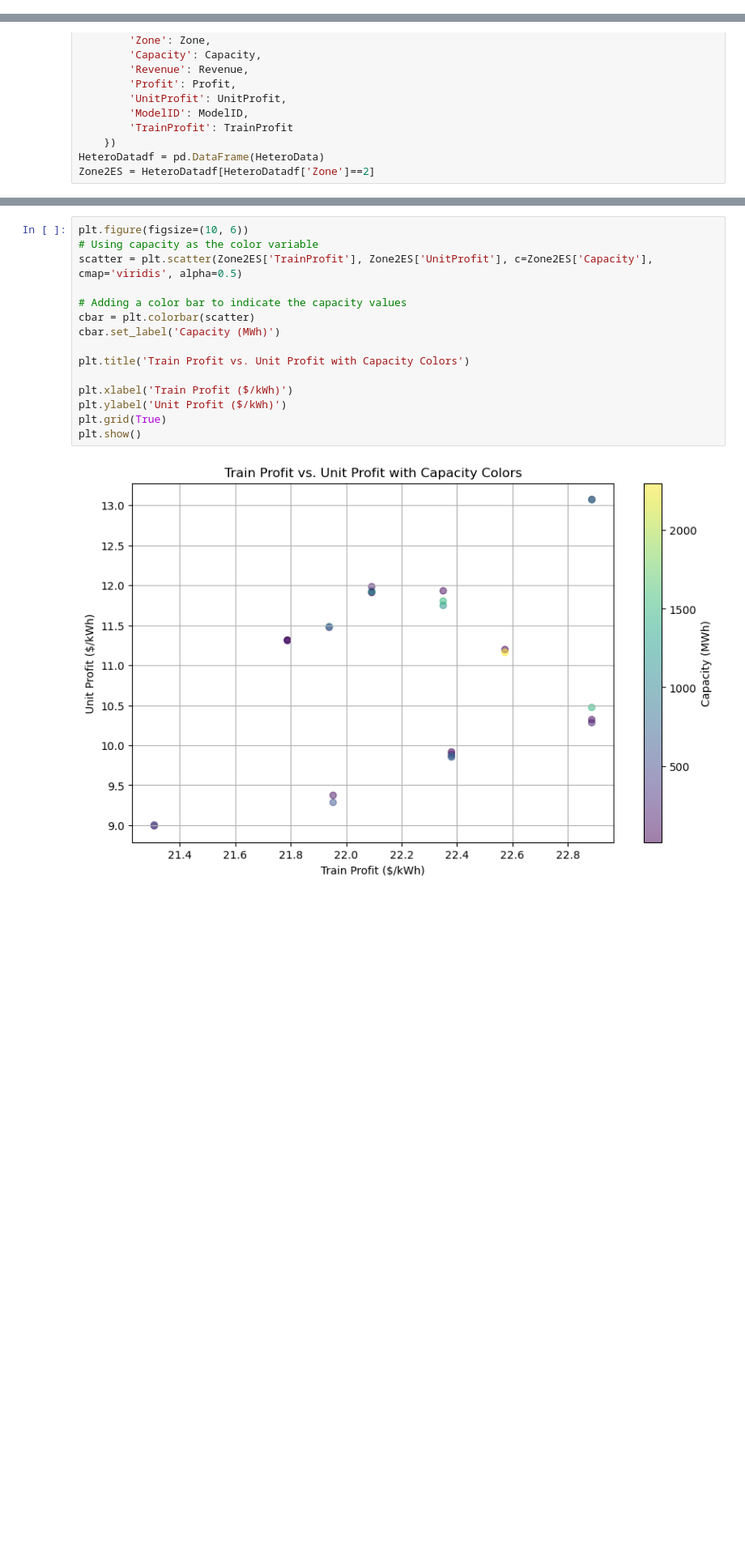
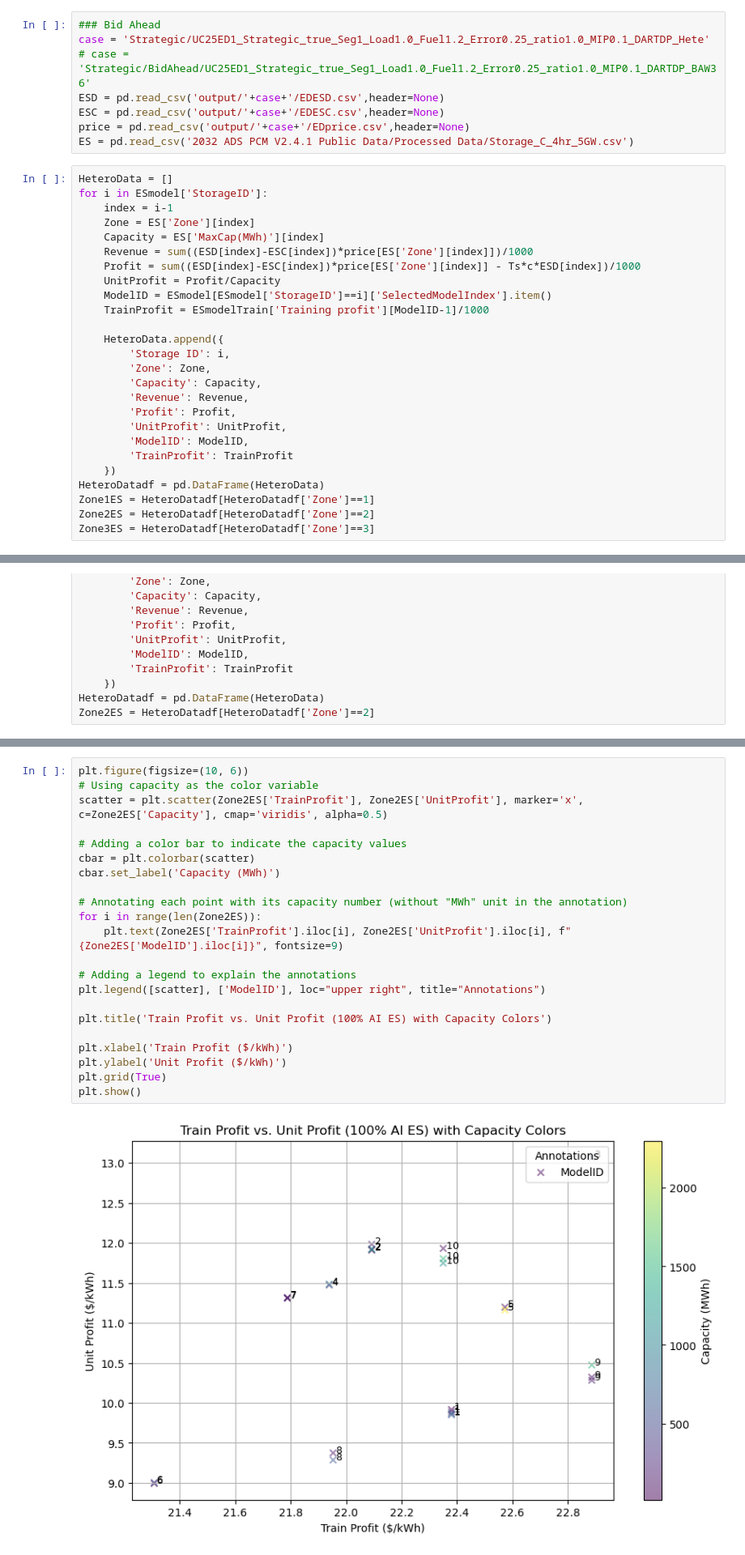
Before and after one commit to niklauskun/STESTS-Archive, a Jupyter notebook: Plot-STESTS.ipynb, the cells around one changed output, grey strips where cells are left out. Shown at 81% size. Saved outputs shown, nothing was run; the diff lists cells and outputs as text; blank space fills up the shorter version.

Commit message:
03122024Update
Emission Plot

```diff
--- a/Plot-STESTS.ipynb
+++ b/Plot-STESTS.ipynb
@@ -7,3 +7,37 @@ import matplotlib.pyplot as plt
 Ts = 1/12
 c = 10
 eta = 0.9
+# %%
+### Bid Ahead
+case = 'Strategic/UC25ED1_Strategic_true_Seg1_Load1.0_Fuel1.2_Error0.25_ratio1.0_MIP0.1_DARTDP_Hete'
+# case = 'Strategic/BidAhead/UC25ED1_Strategic_true_Seg1_Load1.0_Fuel1.2_Error0.25_ratio1.0_MIP0.1_DARTDP_BAW36'
+ESD = pd.read_csv('output/'+case+'/EDESD.csv',header=None)
+ESC = pd.read_csv('output/'+case+'/EDESC.csv',header=None)
+price = pd.read_csv('output/'+case+'/EDprice.csv',header=None)
+ES = pd.read_csv('2032 ADS PCM V2.4.1 Public Data/Processed Data/Storage_C_4hr_5GW.csv')
+# %%
+HeteroData = []
+for i in ESmodel['StorageID']:
+    index = i-1
+    Zone = ES['Zone'][index]
+    Capacity = ES['MaxCap(MWh)'][index]
+    Revenue = sum((ESD[index]-ESC[index])*price[ES['Zone'][index]])/1000
+    Profit = sum((ESD[index]-ESC[index])*price[ES['Zone'][index]] - Ts*c*ESD[index])/1000
+    UnitProfit = Profit/Capacity
+    ModelID = ESmodel[ESmodel['StorageID']==i]['SelectedModelIndex'].item()
+    TrainProfit = ESmodelTrain['Training profit'][ModelID-1]/1000
+
+    HeteroData.append({
+        'Storage ID': i,
+        'Zone': Zone,
+        'Capacity': Capacity,
+        'Revenue': Revenue,
+        'Profit': Profit,
+        'UnitProfit': UnitProfit,
+        'ModelID': ModelID,
+        'TrainProfit': TrainProfit
+    })
+HeteroDatadf = pd.DataFrame(HeteroData)
+Zone1ES = HeteroDatadf[HeteroDatadf['Zone']==1]
+Zone2ES = HeteroDatadf[HeteroDatadf['Zone']==2]
+Zone3ES = HeteroDatadf[HeteroDatadf['Zone']==3]
@@ -42,20 +108,27 @@ Zone2ES = HeteroDatadf[HeteroDatadf['Zone']==2]
 # %%
 plt.figure(figsize=(10, 6))
 # Using capacity as the color variable
-scatter = plt.scatter(Zone2ES['TrainProfit'], Zone2ES['UnitProfit'], c=Zone2ES['Capacity'], cmap='viridis', alpha=0.5)
+scatter = plt.scatter(Zone2ES['TrainProfit'], Zone2ES['UnitProfit'], marker='x', c=Zone2ES['Capacity'], cmap='viridis', alpha=0.5)
 
 # Adding a color bar to indicate the capacity values
 cbar = plt.colorbar(scatter)
 cbar.set_label('Capacity (MWh)')
 
-plt.title('Train Profit vs. Unit Profit with Capacity Colors')
+# Annotating each point with its capacity number (without "MWh" unit in the annotation)
+for i in range(len(Zone2ES)):
+    plt.text(Zone2ES['TrainProfit'].iloc[i], Zone2ES['UnitProfit'].iloc[i], f" {Zone2ES['ModelID'].iloc[i]}", fontsize=9)
+
+# Adding a legend to explain the annotations
+plt.legend([scatter], ['ModelID'], loc="upper right", title="Annotations")
+
+plt.title('Train Profit vs. Unit Profit (100% AI ES) with Capacity Colors')
 
 plt.xlabel('Train Profit ($/kWh)')
 plt.ylabel('Unit Profit ($/kWh)')
 plt.grid(True)
 plt.show()
 # %% [output]
-[figure, old version]
+[figure, new version]
 # %%
 ### Price Analysis
 # price = pd.read_csv('output/Strategic/Scale/UC25ED1_Strategic_true_Seg5_Load1.0_Fuel1.2_Error0.25_ratio0.5_MIP0.1_DARTDP/EDprice.csv',header=None)
```
Also changed, not shown: parts of 10 cells of this notebook, 5 other files.
